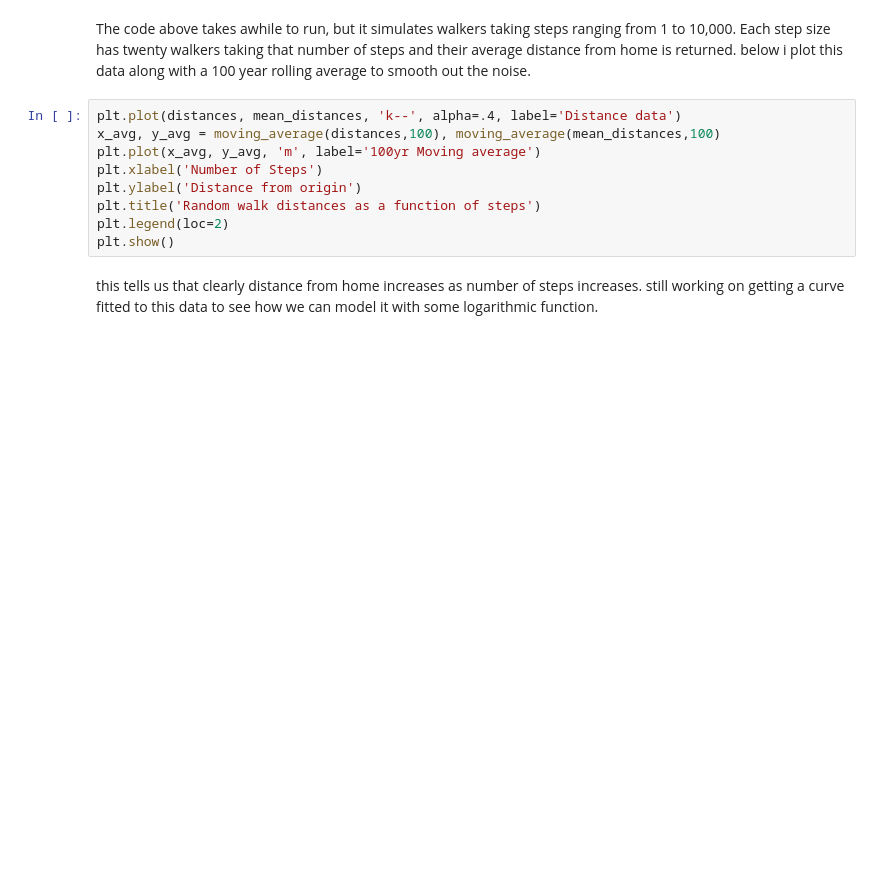
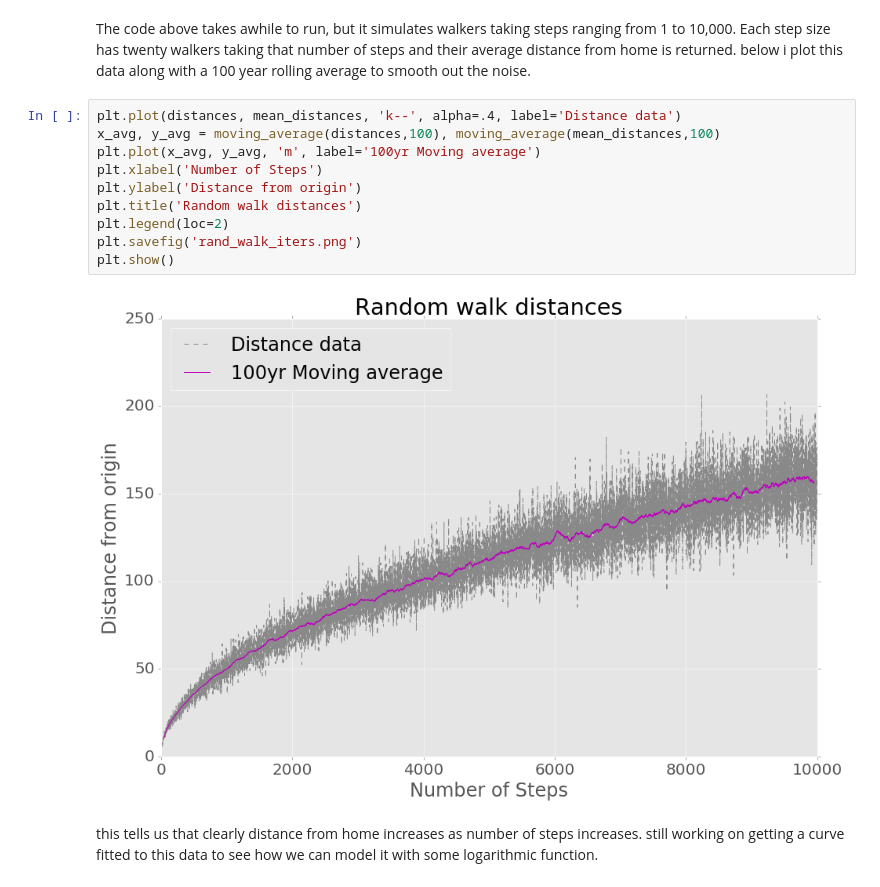
Before and after one commit to michaelneuder/numerical_experiments, a Jupyter notebook: random_walk/random_walks.ipynb, the cells around one changed output. Cells and saved outputs as stored; diff of their text form; blank space fills up the shorter version.

Commit message:
last new plots

```diff
--- a/random_walk/random_walks.ipynb
+++ b/random_walk/random_walks.ipynb
@@ -54,12 +59,15 @@ The code above takes awhile to run, but it simulates walkers taking steps rangin
 # %%
 plt.plot(distances, mean_distances, 'k--', alpha=.4, label='Distance data')
 x_avg, y_avg = moving_average(distances,100), moving_average(mean_distances,100)
 plt.plot(x_avg, y_avg, 'm', label='100yr Moving average')
 plt.xlabel('Number of Steps')
 plt.ylabel('Distance from origin')
-plt.title('Random walk distances as a function of steps')
+plt.title('Random walk distances')
 plt.legend(loc=2)
+plt.savefig('rand_walk_iters.png')
 plt.show()
+# %% [output]
+[figure, added]
 # %% [markdown]
 this tells us that clearly distance from home increases as number of steps increases. still working on getting a curve fitted to this data to see how we can model it with some logarithmic function.
 # %%
```
Also changed, not shown: parts of 2 cells of this notebook, 1 other file.
